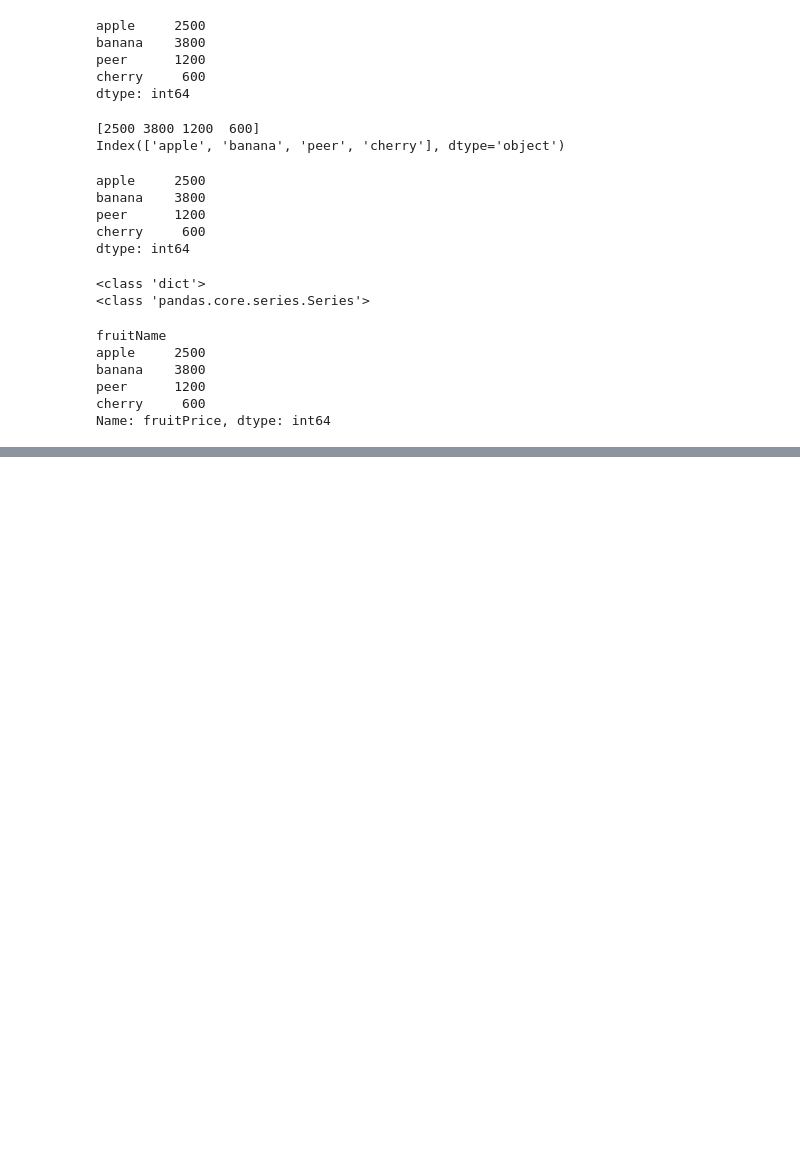
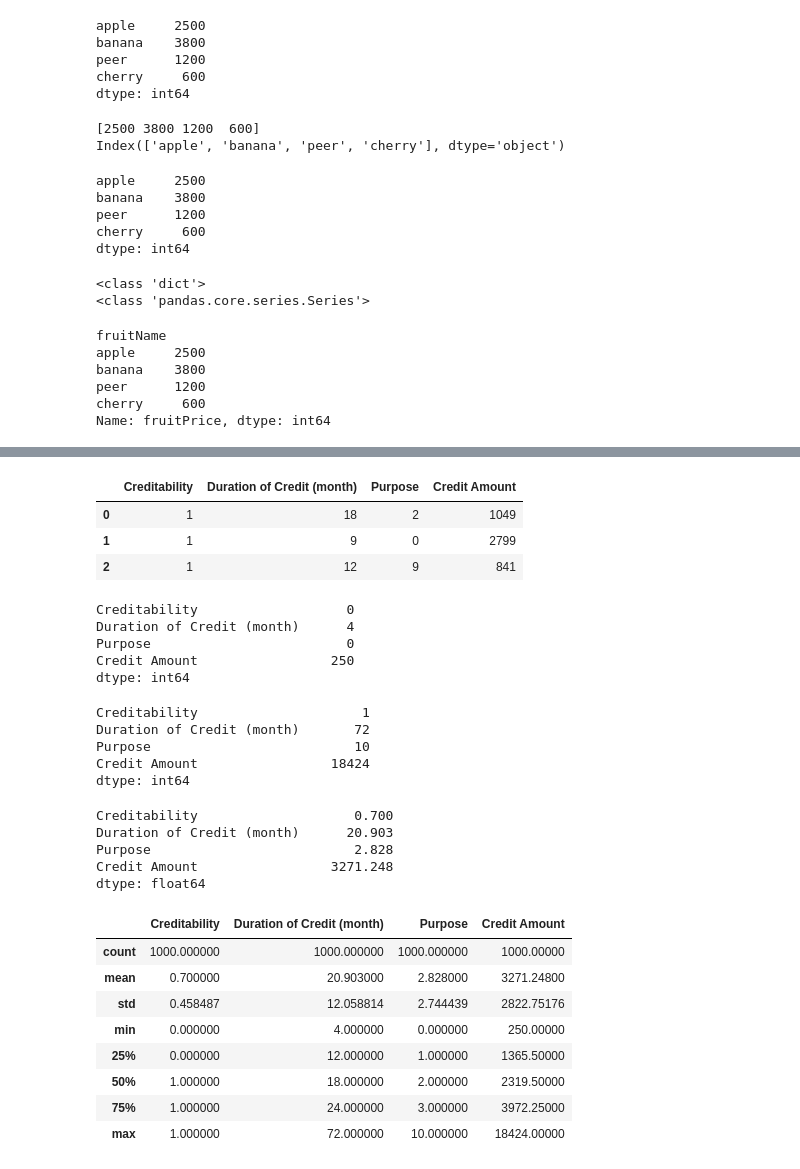
Before and after one commit to tak-jj/TIL, a Jupyter notebook: 2022-10-19/00.Pandas.ipynb, the cells around one changed output, grey strips where cells are left out. Drawn from its saved outputs; the diff is of its cells as text; code cells hidden in the pictures; blank space fills up the shorter version.

```diff
--- a/2022-10-19/00.Pandas.ipynb
+++ b/2022-10-19/00.Pandas.ipynb
@@ -64,0 +356,4 @@ Name: fruitPrice, dtype: int64
+# %%
+german_sample = german[['Creditability','Duration of Credit (month)','Purpose','Credit Amount']] #get columns needed
+
+print(german_sample)
@@ -64,0 +384,43 @@ Name: fruitPrice, dtype: int64
+# %%
+german_sample.head(3) #can set num of rows
+# %% [output]
+|  | Creditability | Duration of Credit (month) | Purpose | Credit Amount |
+| 0 | 1 | 18 | 2 | 1049 |
+| 1 | 1 | 9 | 0 | 2799 |
+| 2 | 1 | 12 | 9 | 841 |
+# %%
+german_sample.min() #get min value of each column
+# %% [output]
+Creditability                   0
+Duration of Credit (month)      4
+Purpose                         0
+Credit Amount                 250
+dtype: int64
+# %%
+german_sample.max() #get max value of each column
+# %% [output]
+Creditability                     1
+Duration of Credit (month)       72
+Purpose                          10
+Credit Amount                 18424
+dtype: int64
+# %%
+german_sample.mean() #get average of each column
+# %% [output]
+Creditability                    0.700
+Duration of Credit (month)      20.903
+Purpose                          2.828
+Credit Amount                 3271.248
+dtype: float64
+# %%
+german_sample.describe() #get basic statistical analysis
+# %% [output]
+|  | Creditability | Duration of Credit (month) | Purpose | Credit Amount |
+| count | 1000.000000 | 1000.000000 | 1000.000000 | 1000.00000 |
+| mean | 0.700000 | 20.903000 | 2.828000 | 3271.24800 |
+| std | 0.458487 | 12.058814 | 2.744439 | 2822.75176 |
+| min | 0.000000 | 4.000000 | 0.000000 | 250.00000 |
+| 25% | 0.000000 | 12.000000 | 1.000000 | 1365.50000 |
+| 50% | 1.000000 | 18.000000 | 2.000000 | 2319.50000 |
+| 75% | 1.000000 | 24.000000 | 3.000000 | 3972.25000 |
+| max | 1.000000 | 72.000000 | 10.000000 | 18424.00000 |
```
Also changed, not shown: parts of 50 cells of this notebook, 5 other files.
